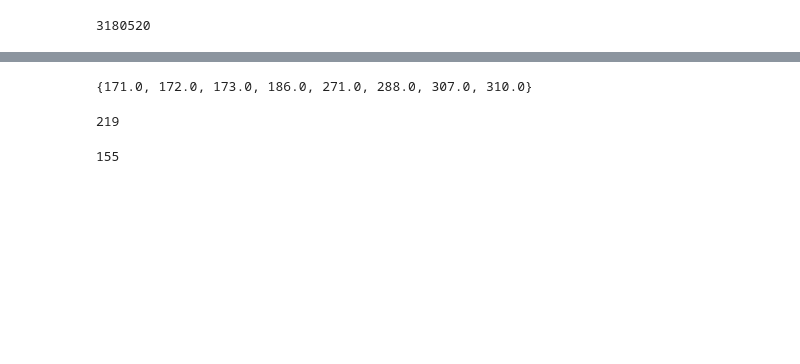
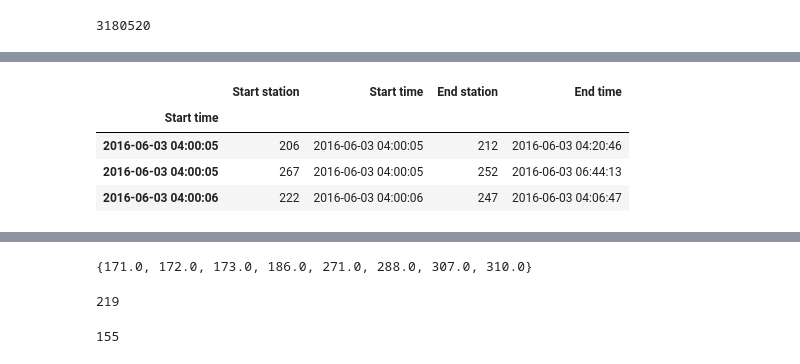
Before and after one commit to jonnor/bike-sharing-oslo, a Jupyter notebook: Oslo.ipynb, the cells around one changed output, grey strips where cells are left out. Drawn from its saved outputs; the diff is of its cells as text; code cells hidden in the pictures; blank space fills up the shorter version.

```diff
--- a/Oslo.ipynb
+++ b/Oslo.ipynb
@@ -145,0 +146,9 @@ delta.days
+# %%
+period = trips['2016-06-03':'2016-06-03']
+period[:3]
+# %% [output]
+|  | Start station | Start time | End station | End time |
+| Start time |  |  |  |  |
+| 2016-06-03 04:00:05 | 206 | 2016-06-03 04:00:05 | 212 | 2016-06-03 04:20:46 |
+| 2016-06-03 04:00:05 | 267 | 2016-06-03 04:00:05 | 252 | 2016-06-03 06:44:13 |
+| 2016-06-03 04:00:06 | 222 | 2016-06-03 04:00:06 | 247 | 2016-06-03 04:06:47 |
```
Also changed, not shown: parts of 10 cells of this notebook.
